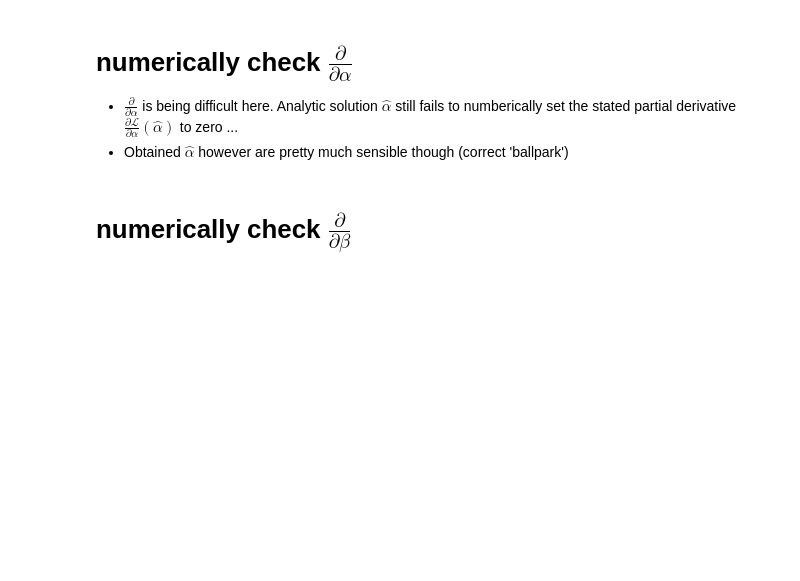
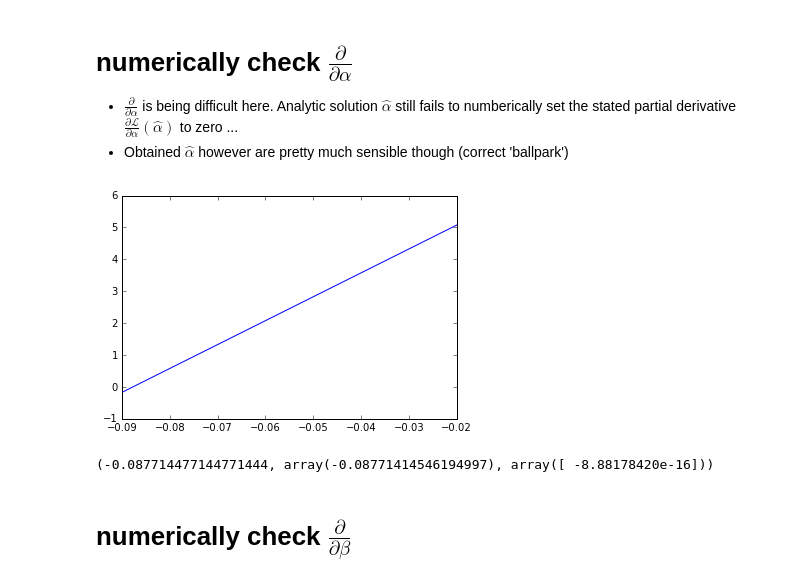
Before and after one commit to mackelab/lfi-experiments, a Jupyter notebook: gaussian_toy_model/check_analytics.ipynb, the cells around one changed output. Drawn from its saved outputs; the diff is of its cells as text; code cells hidden in the pictures; blank space fills up the shorter version.

```diff
--- a/gaussian_toy_model/check_analytics.ipynb
+++ b/gaussian_toy_model/check_analytics.ipynb
@@ -705,5 +988,5 @@ np.save('res_analytic_n_fits' + str(n_fits) + '_N' + str(N), res)
 # %%
-N = 1000
+N = 3
 track_rp = True
 proposal_form = 'normal'
 df = None
@@ -731,19 +1014,23 @@ normals = get_weights(proposal_form, eta2, ksi2, eps2, x0, nu, stats, params, df
 - $\frac{\partial}{\partial\alpha}$ is being difficult here. Analytic solution $\hat{\alpha}$ still fails to numberically set the stated partial derivative $\frac{\partial\mathcal{L}}{\partial{}\alpha}(\hat{\alpha})$ to zero ...
 - Obtained $\hat{\alpha}$ however are pretty much sensible though (correct 'ballpark')
 # %%
-beta_ = eta2/(eta2+sig2)
+alpha_hat = np.array(alpha(params, stats, normals))
+
 gamma2_ = post.std**2
-alphas = np.linspace(-0.02, -0.01, 100000)
+alphas = np.linspace(-0.09, -0.02, 100000)
 
+beta_ = beta(params, stats, normals, alpha_hat)
+out_hat = -2*(normals.reshape(-1,1) * (params.reshape(-1,1) - beta_ * stats.reshape(-1,1) - alpha_hat)/gamma2_).sum(axis=0)
 out = -2*(normals.reshape(-1,1) * (params.reshape(-1,1) - beta_ * stats.reshape(-1,1) - alphas.reshape(1,-1))/gamma2_).sum(axis=0)
 plt.plot(alphas, out)
 plt.show()
 
-alpha_hat = np.array(alpha(params, stats, normals))
-out_hat = -2*(normals.reshape(-1,1) * (params.reshape(-1,1) - beta_ * stats.reshape(-1,1) - alpha_hat)/gamma2_).sum(axis=0)
 
 # (numerical solution, analytical solution, derivate evaluated at analytical solution (should be zero-ish) ) =
 alphas[np.argmin(np.abs(out))], alpha_hat, out_hat
+# %% [output]
+[figure, added]
+(-0.087714477144771444, array(-0.08771414546194997), array([ -8.88178420e-16]))
 # %% [markdown]
 # numerically check $\frac{\partial}{\partial{}\beta}$
 # %%
```
Also changed, not shown: parts of 16 cells of this notebook.
